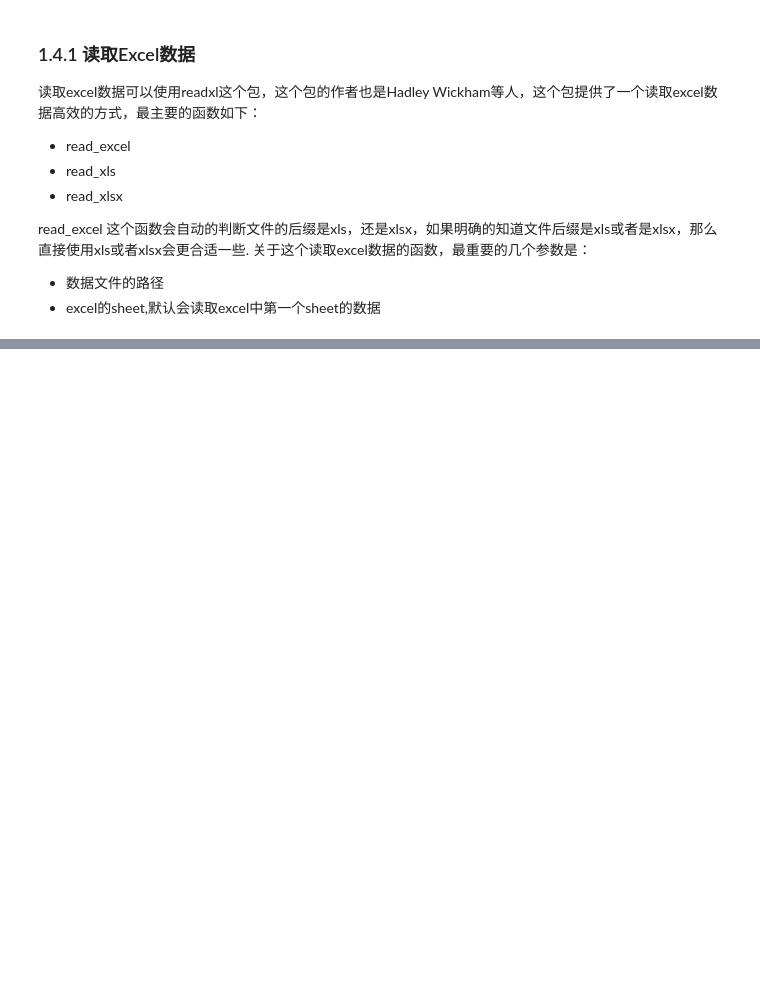
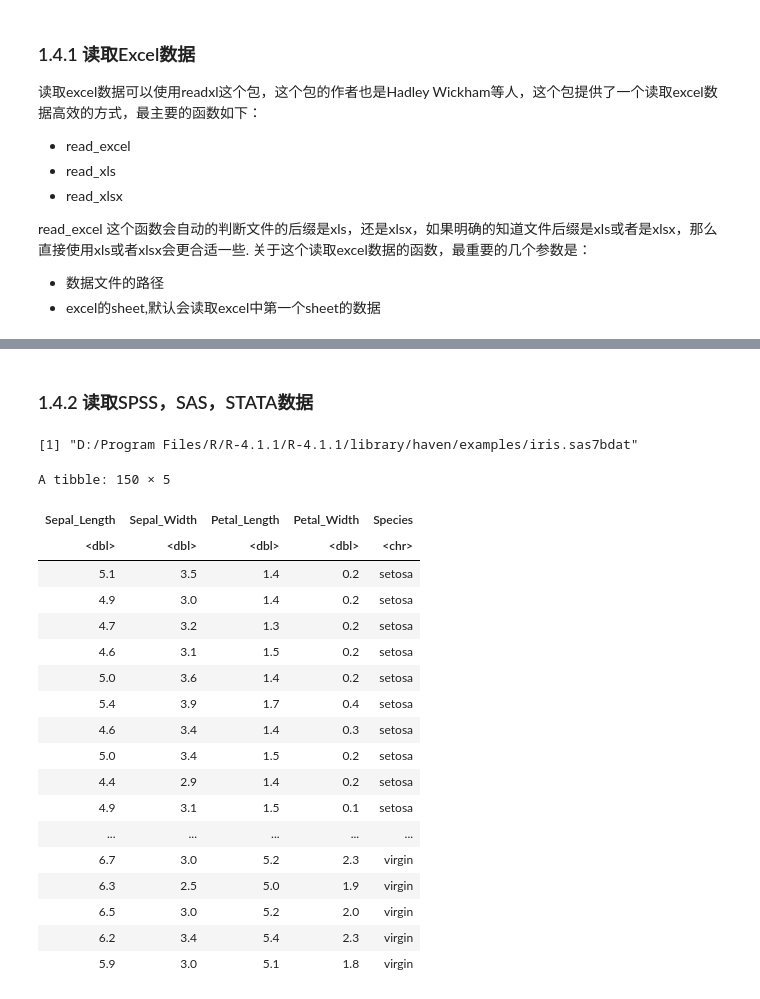
Before and after one commit to ruishuQU/R-visualization-Guide, a Jupyter notebook: R visualization/ch01 R语言数据可视化简介.ipynb, the cells around one changed output, grey strips where cells are left out. Cells and saved outputs as stored; diff of their text form; code cells hidden in the pictures; blank space fills up the shorter version.

```diff
--- a/R visualization/ch01 R语言数据可视化简介.ipynb
+++ b/R visualization/ch01 R语言数据可视化简介.ipynb
@@ -459,0 +534,31 @@ read_excel 这个函数会自动的判断文件的后缀是xls，还是xlsx，
+# %% [markdown]
+### 1.4.2 读取SPSS，SAS，STATA数据
+# %%
+# 读取SAS数据
+#install.packages("haven")
+library(haven)
+path <- system.file("examples", "iris.sas7bdat", package = "haven")
+path
+
+read_sas(path)
+# %% [output]
+[1] "D:/Program Files/R/R-4.1.1/R-4.1.1/library/haven/examples/iris.sas7bdat"
+A tibble: 150 × 5
+| Sepal_Length | Sepal_Width | Petal_Length | Petal_Width | Species |
+| <dbl> | <dbl> | <dbl> | <dbl> | <chr> |
+| 5.1 | 3.5 | 1.4 | 0.2 | setosa |
+| 4.9 | 3.0 | 1.4 | 0.2 | setosa |
+| 4.7 | 3.2 | 1.3 | 0.2 | setosa |
+| 4.6 | 3.1 | 1.5 | 0.2 | setosa |
+| 5.0 | 3.6 | 1.4 | 0.2 | setosa |
+| 5.4 | 3.9 | 1.7 | 0.4 | setosa |
+| 4.6 | 3.4 | 1.4 | 0.3 | setosa |
+| 5.0 | 3.4 | 1.5 | 0.2 | setosa |
+| 4.4 | 2.9 | 1.4 | 0.2 | setosa |
+| 4.9 | 3.1 | 1.5 | 0.1 | setosa |
+| ... | ... | ... | ... | ... |
+| 6.7 | 3.0 | 5.2 | 2.3 | virgin |
+| 6.3 | 2.5 | 5.0 | 1.9 | virgin |
+| 6.5 | 3.0 | 5.2 | 2.0 | virgin |
+| 6.2 | 3.4 | 5.4 | 2.3 | virgin |
+| 5.9 | 3.0 | 5.1 | 1.8 | virgin |
```
Also changed, not shown: parts of 9 cells of this notebook, 1 other file.
